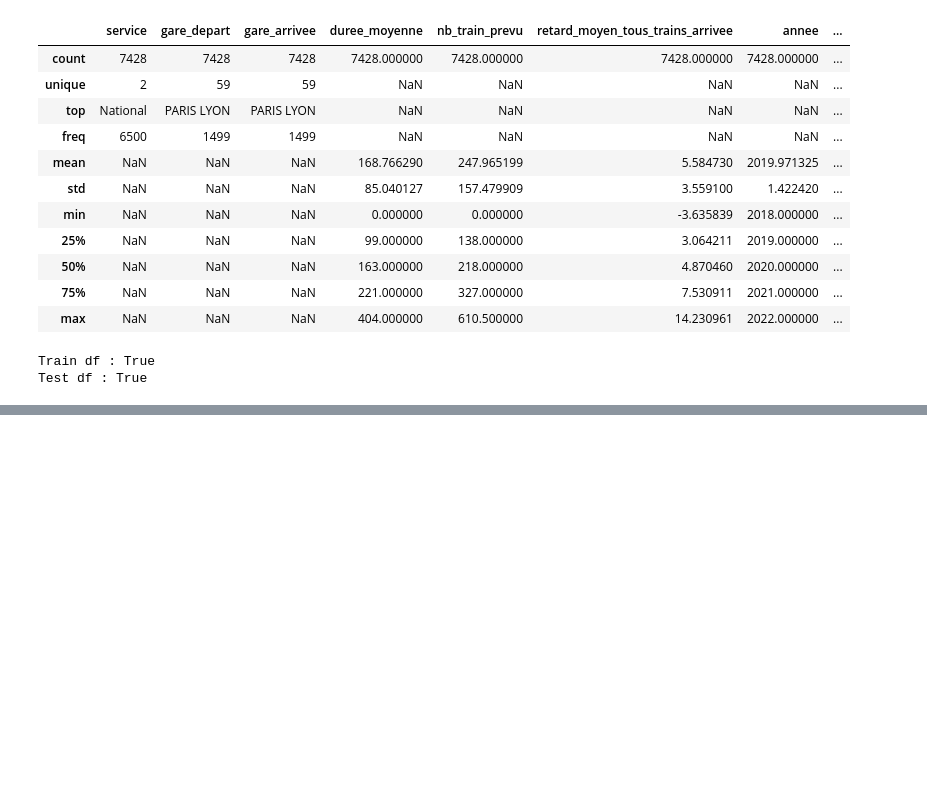
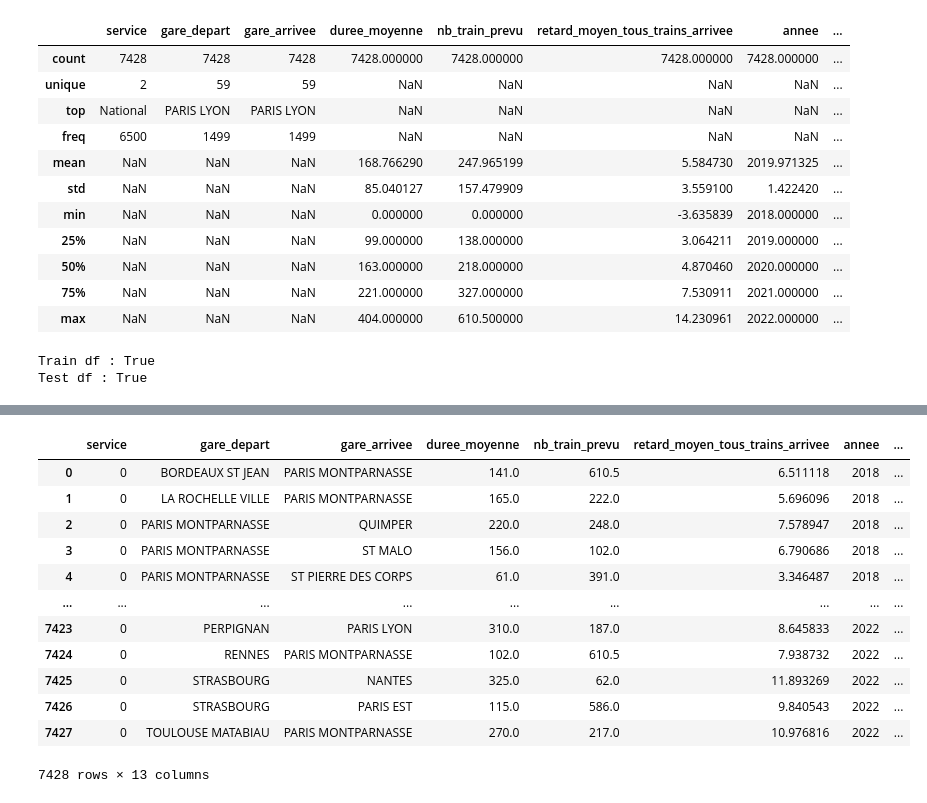
Before and after one commit to AxelV-hub/machine-learning-sncf-delay-estimation, a Jupyter notebook: notebooks/adrien.ipynb, the cells around one changed output, grey strips where cells are left out. Cells and saved outputs as stored; diff of their text form; code cells hidden in the pictures; blank space fills up the shorter version.

```diff
--- a/notebooks/adrien.ipynb
+++ b/notebooks/adrien.ipynb
@@ -270,0 +384,20 @@ df
+# %%
+# Ajout des pays
+# df_delay_train[["gare_depart", "gare_arrivee"]].value_counts().to_csv("test.csv")
+gare_to_pays = {"GENEVE":"Suisse", "ZURICH":"Suisse", "ITALIE":"Italie", "LAUSANNE":"Suisse", "BARCELONA":"Espagne", "MADRID":"Espagne", "STUTTGART":"Allemagne", "FRANCFORT":"Allemagne"}
+df_delay_train["pays"] = df_delay_train.apply(lambda row: gare_to_pays.get(row["gare_depart"], gare_to_pays.get(row["gare_arrivee"], "France")), axis=1)
+df_delay_train
+# %% [output]
+|  | service | gare_depart | gare_arrivee | duree_moyenne | nb_train_prevu | retard_moyen_tous_trains_arrivee | annee | ... |
+| 0 | 0 | BORDEAUX ST JEAN | PARIS MONTPARNASSE | 141.0 | 610.5 | 6.511118 | 2018 | ... |
+| 1 | 0 | LA ROCHELLE VILLE | PARIS MONTPARNASSE | 165.0 | 222.0 | 5.696096 | 2018 | ... |
+| 2 | 0 | PARIS MONTPARNASSE | QUIMPER | 220.0 | 248.0 | 7.578947 | 2018 | ... |
+| 3 | 0 | PARIS MONTPARNASSE | ST MALO | 156.0 | 102.0 | 6.790686 | 2018 | ... |
+| 4 | 0 | PARIS MONTPARNASSE | ST PIERRE DES CORPS | 61.0 | 391.0 | 3.346487 | 2018 | ... |
+| ... | ... | ... | ... | ... | ... | ... | ... | ... |
+| 7423 | 0 | PERPIGNAN | PARIS LYON | 310.0 | 187.0 | 8.645833 | 2022 | ... |
+| 7424 | 0 | RENNES | PARIS MONTPARNASSE | 102.0 | 610.5 | 7.938732 | 2022 | ... |
+| 7425 | 0 | STRASBOURG | NANTES | 325.0 | 62.0 | 11.893269 | 2022 | ... |
+| 7426 | 0 | STRASBOURG | PARIS EST | 115.0 | 586.0 | 9.840543 | 2022 | ... |
+| 7427 | 0 | TOULOUSE MATABIAU | PARIS MONTPARNASSE | 270.0 | 217.0 | 10.976816 | 2022 | ... |
+7428 rows × 13 columns
```
Also changed, not shown: parts of 23 cells of this notebook, 4 other files.
